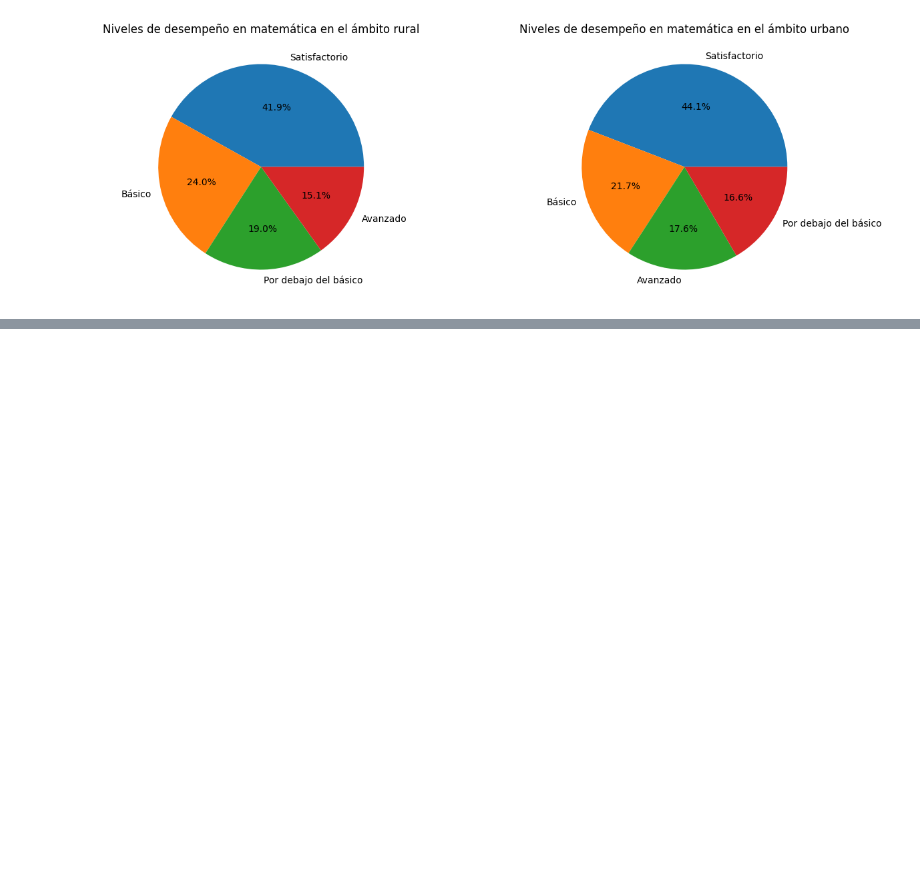
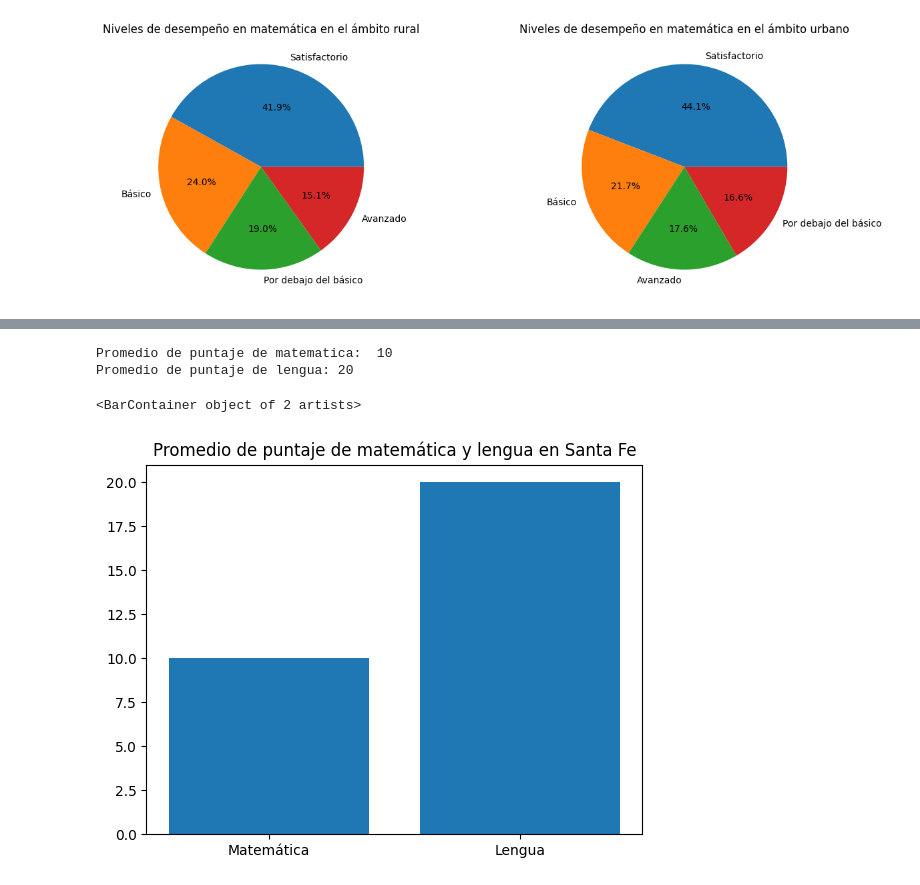
Before and after one commit to alerodriguez01/tp1-cs-datos, a Jupyter notebook: tp1-cs-datos.ipynb, the cells around one changed output, grey strips where cells are left out. Drawn from its saved outputs; the diff is of its cells as text; code cells hidden in the pictures; blank space fills up the shorter version.

Commit message:
Ejercicio 6, sin saber que quieren decir los puntajes

```diff
--- a/tp1-cs-datos.ipynb
+++ b/tp1-cs-datos.ipynb
@@ -250,0 +273,29 @@ ax[1].pie(desemp_ambito["mdesemp"].get_group(2).value_counts(), labels=labels, a
+# %%
+# Limpiar valores " " y pasar a numero
+
+# Matematica
+filtro_mat_vacio = estudiantes_sf["mpuntaje"] != " "
+estudiantes_mat_sf = estudiantes_sf[filtro_mat_vacio]
+
+#estudiantes_mat_sf["mpuntaje"] = estudiantes_sf["mpuntaje"].astype(float) # '481,41885' que es este puntaje???
+media_matematica = 10#estudiantes_mat_sf["mpuntaje"].mean()
+
+# Lengua
+filtro_len_vacio = estudiantes_sf["lpuntaje"] != " "
+estudiantes_len_sf = estudiantes_sf[filtro_len_vacio]
+
+#estudiantes_mat_sf["lpuntaje"] = estudiantes_sf["lpuntaje"].astype(float) # '481,41885' que es este puntaje???
+media_lengua = 20#estudiantes_len_sf["lpuntaje"].mean()
+
+print("Promedio de puntaje de matematica: ", media_matematica)
+print("Promedio de puntaje de lengua:", media_lengua)
+# %% [output]
+Promedio de puntaje de matematica:  10
+Promedio de puntaje de lengua: 20
+# %%
+fig, ax = plt.subplots()
+ax.set_title("Promedio de puntaje de matemática y lengua en Santa Fe")
+ax.bar(["Matemática", "Lengua"], [media_matematica, media_lengua])
+# %% [output]
+<BarContainer object of 2 artists>
+[figure, added]
```
Also changed, not shown: parts of 3 cells of this notebook.
